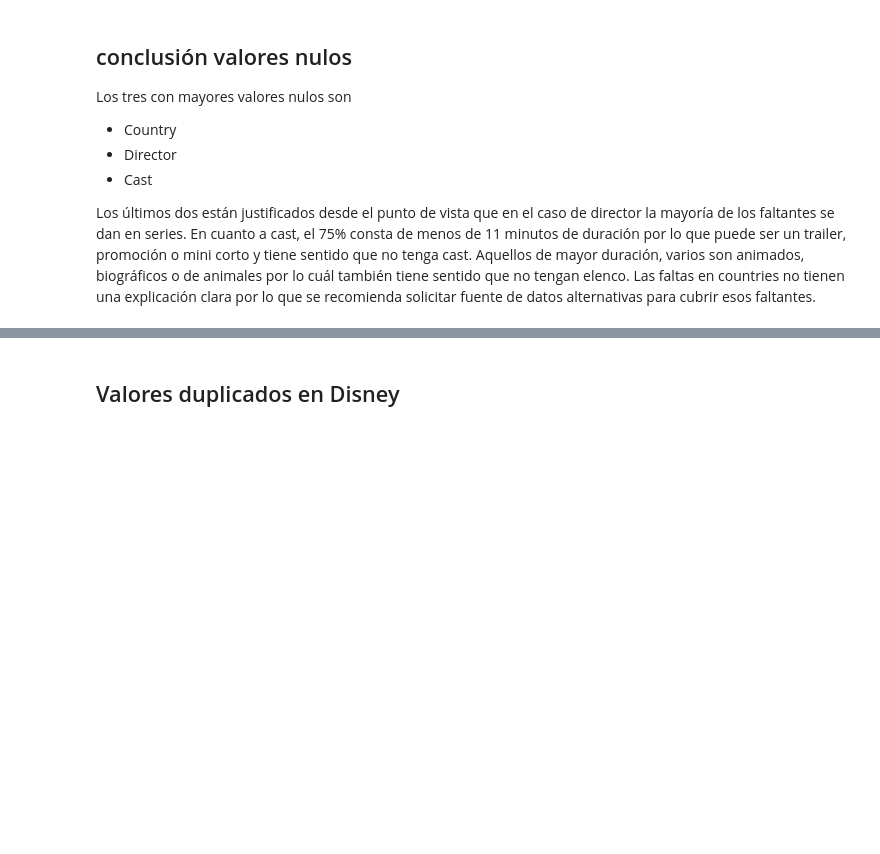
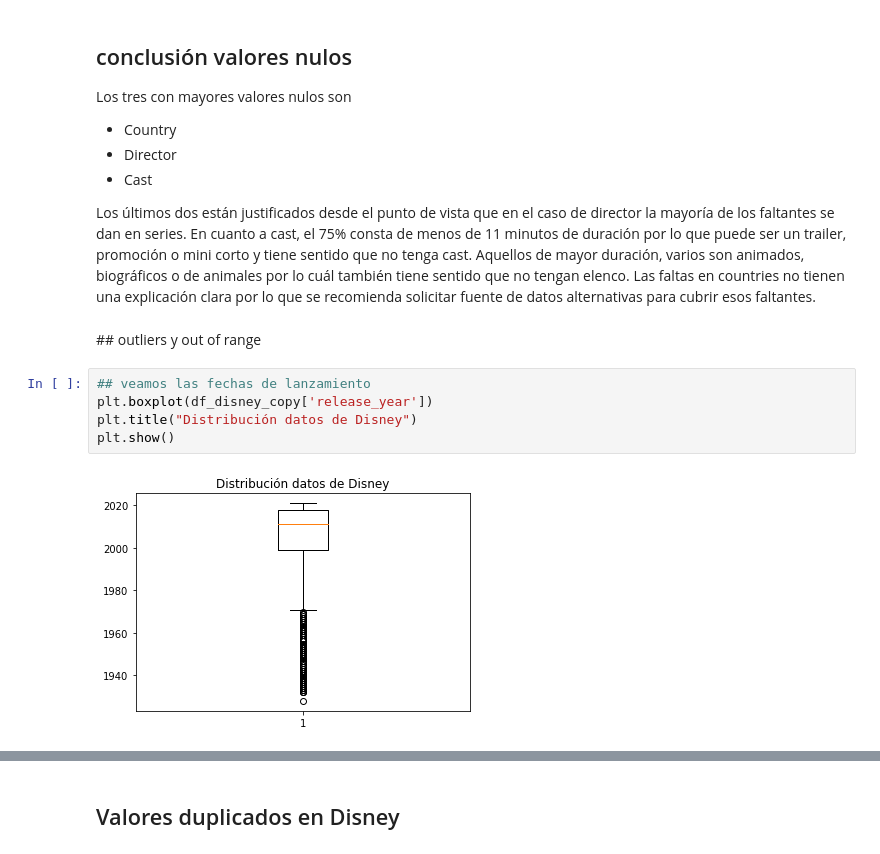
Before and after one commit to Martu-t/plataformas_streaming, a Jupyter notebook: 2_QA/qa_eda.ipynb, the cells around one changed output, grey strips where cells are left out. Saved outputs shown, nothing was run; the diff lists cells and outputs as text; blank space fills up the shorter version.

Commit message:
check out of range data

```diff
--- a/2_QA/qa_eda.ipynb
+++ b/2_QA/qa_eda.ipynb
@@ -213,3 +214,12 @@ Los tres con mayores valores nulos son
 
 Los últimos dos están justificados desde el punto de vista que en el caso de director la mayoría de los faltantes se dan en series. En cuanto a cast, el 75% consta de menos de 11 minutos de duración por lo que puede ser un trailer, promoción o mini corto y tiene sentido que no tenga cast. Aquellos de mayor duración, varios son animados, biográficos o de animales por lo cuál también tiene sentido que no tengan elenco.
 Las faltas en countries no tienen una explicación clara por lo que se recomienda solicitar fuente de datos alternativas para cubrir esos faltantes.
+# %% [markdown]
+## outliers y out of range
+# %%
+## veamos las fechas de lanzamiento
+plt.boxplot(df_disney_copy['release_year'])
+plt.title("Distribución datos de Disney")
+plt.show()
+# %% [output]
+[figure, added]
```
Also changed, not shown: parts of 4 cells of this notebook.
